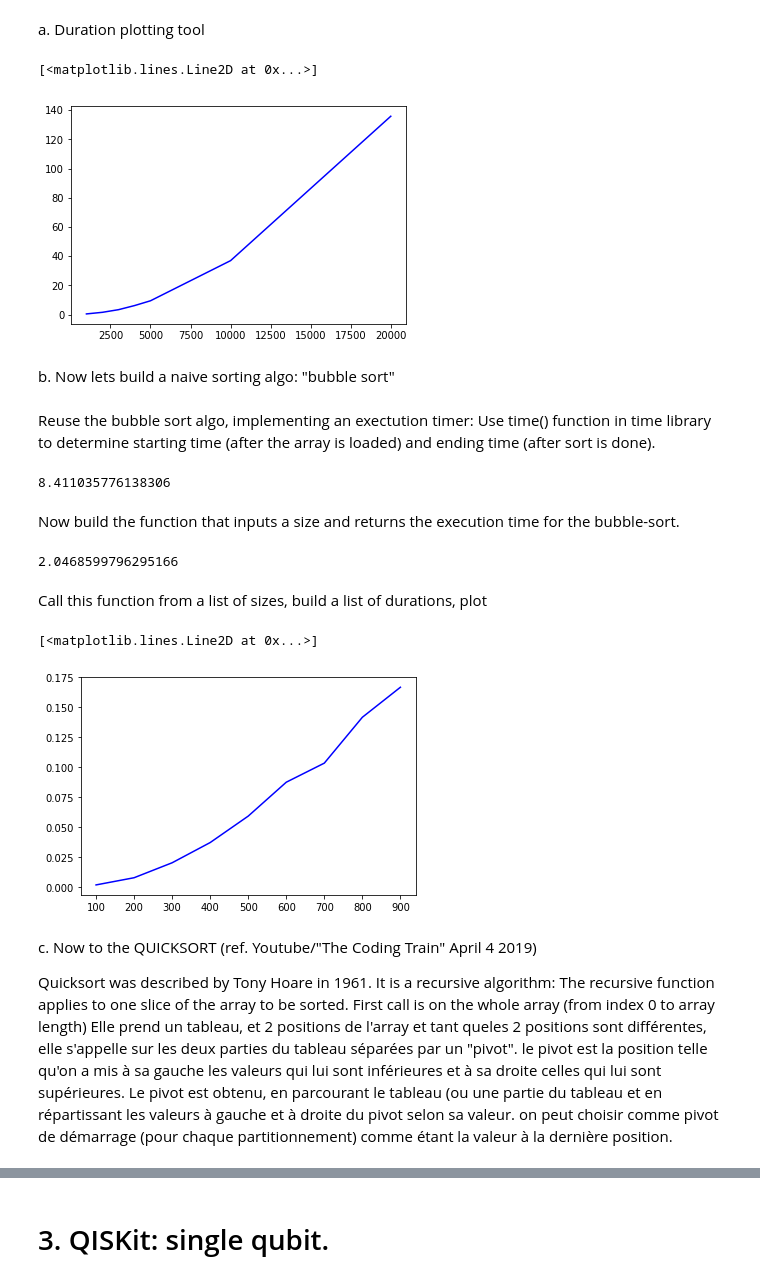
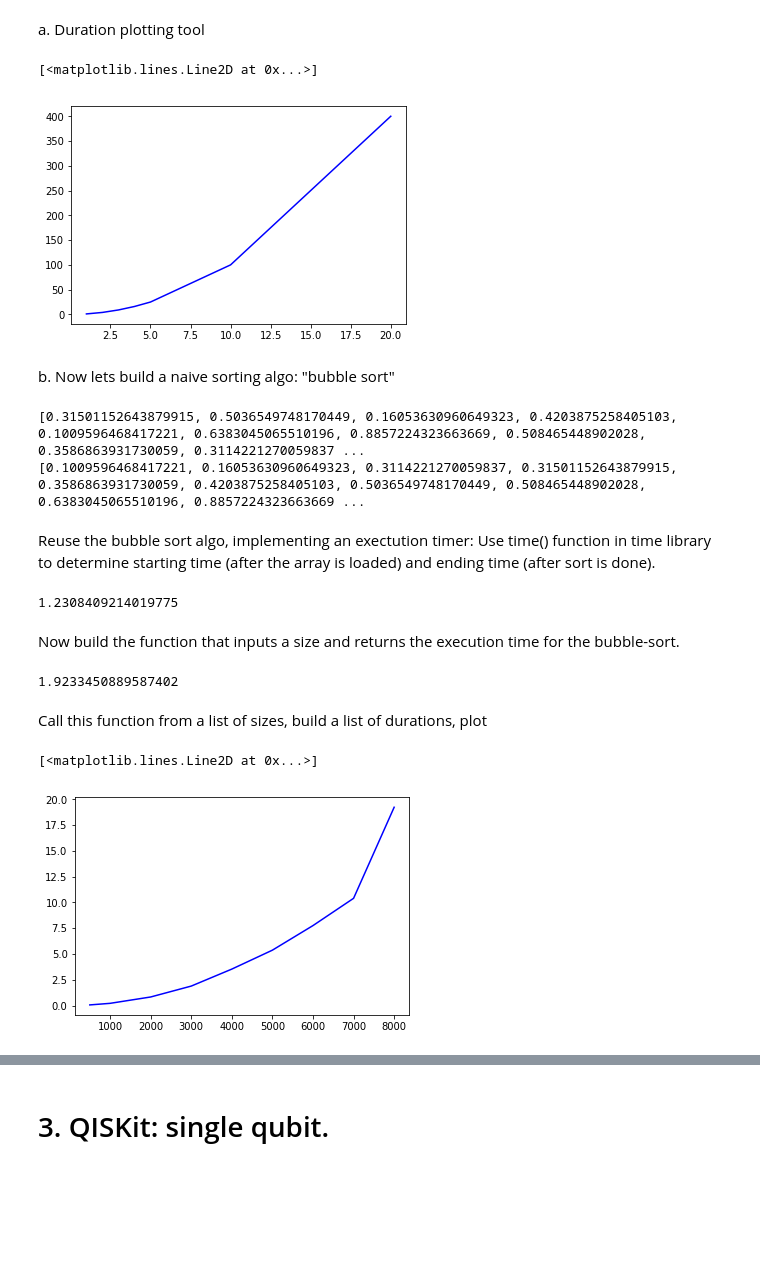
Before and after one commit to AzizNgoueya/20190410, a Jupyter notebook: ECOLE42 QISKit Hello Quantum World!.ipynb, the cells around one changed output, grey strips where cells are left out. Cells and saved outputs as stored; diff of their text form; code cells hidden in the pictures; blank space fills up the shorter version.

```diff
--- a/ECOLE42 QISKit Hello Quantum World!.ipynb
+++ b/ECOLE42 QISKit Hello Quantum World!.ipynb
@@ -125,17 +129,15 @@ a. Duration plotting tool
 import matplotlib.pyplot as plt
 
 # this will be our array of problem size
-x = [1000,2000,3000,4000,5000,10000,20000]
+x = [1,2,3,4,5,10,20]
 
 # this will be the run duration
-y = [0.4,1.5,3.3,6.1,9.4,36.9,135.8]
+y = [1,4,9,16,25,100,400]
 
 plt.plot(x,y,color="blue")
-
-#plt.show
 # %% [output]
 [<matplotlib.lines.Line2D at 0x...>]
-[figure, old version]
+[figure, new version]
 # %% [markdown]
 b. Now lets build a naive sorting algo: "bubble sort"
 # %%
@@ -149,9 +151,10 @@ def swap(arr, i1, i2):
     arr[i2] = t
 
 # define n : the size of your array
-n = 100
+n = 10
 # define an array of n random numbers
 arr = [random.random() for i in range(n)]
+print(arr)
 
 # run n time through the array, and if the next item value is smaller than the
 # current item value : swap those items in the array. (ascending sort)
@@ -160,6 +163,10 @@ for i in range(n):
     for j in range(n-1):
         if arr[j+1] < arr[j]:
             swap(arr,j+1,j)
+print(arr)
+# %% [output]
+[0.31501152643879915, 0.5036549748170449, 0.16053630960649323, 0.4203875258405103, 0.1009596468417221, 0.6383045065510196, 0.8857224323663669, 0.508465448902028, 0.3586863931730059, 0.3114221270059837 ...
+[0.1009596468417221, 0.16053630960649323, 0.3114221270059837, 0.31501152643879915, 0.3586863931730059, 0.4203875258405103, 0.5036549748170449, 0.508465448902028, 0.6383045065510196, 0.8857224323663669 ...
 # %% [markdown]
 Reuse the bubble sort algo, implementing an exectution timer:
 Use time() function in time library to determine starting time (after the array is loaded) and ending time (after sort is done).
@@ -172,7 +179,7 @@ def swap(arr,i1,i2):
     arr[i1] = arr[i2]
     arr[i2] = t
 
-n= 5000
+n= 2000
 arr = [random.random() for i in range(n)]
 start_time = time.time()
 
@@ -185,7 +192,7 @@ end_time = time.time()
 duration = end_time - start_time
 print(duration)
 # %% [output]
-8.411035776138306
+1.2308409214019775
 # %% [markdown]
 Now build the function that inputs a size and returns the execution time for the bubble-sort.
 # %%
@@ -210,43 +217,35 @@ def get_bubble_sort_time(n):
 
 print(get_bubble_sort_time(3000))
 # %% [output]
-2.0468599796295166
+1.9233450889587402
 # %% [markdown]
 Call this function from a list of sizes, build a list of durations, plot
 # %%
 import random
 import time
 import matplotlib.pyplot as plt
 
 def swap(arr,i1,i2):
     t = arr[i1]
     arr[i1] = arr[i2]
     arr[i2] = t
 
 def get_bubble_sort_time(n):
     arr = [random.random() for i in range(n)]
     start_time = time.time()
-
     for i in range(n):
         for j in range(n-1):
             if arr[j+1] < arr[j]:
                 swap(arr,j+1,j)
     end_time = time.time()
     return  end_time - start_time
 
 times = []
-sizes = [100,200,300,400,500,600,700,800,900]
+sizes = [500,1000,2000,3000,4000,5000,6000,7000,8000]
 for n in sizes:
     times.append(get_bubble_sort_time(n))
 
 plt.plot(sizes,times,color="blue")
 # %% [output]
 [<matplotlib.lines.Line2D at 0x...>]
-[figure, old version]
+[figure, new version]
-# %% [markdown]
-c. Now to the QUICKSORT (ref. Youtube/"The Coding Train" April 4 2019)
-
-Quicksort was described by Tony Hoare in 1961. It is a recursive algorithm:
-The recursive function applies to one slice of the array to be sorted.
-First call is on the whole array (from index 0 to array length)
-Elle prend un tableau, et 2 positions de l'array et tant queles 2 positions sont différentes, elle s'appelle sur les deux parties du tableau séparées par un "pivot". le pivot est la position telle qu'on a mis à sa gauche les valeurs qui lui sont inférieures et à sa droite celles qui lui sont supérieures. Le pivot est obtenu, en parcourant le tableau (ou une partie du tableau et en répartissant les valeurs à gauche et à droite du pivot selon sa valeur. on peut choisir comme pivot de démarrage (pour chaque partitionnement) comme étant la valeur à la dernière position.
```
Also changed, not shown: parts of 49 cells of this notebook.
